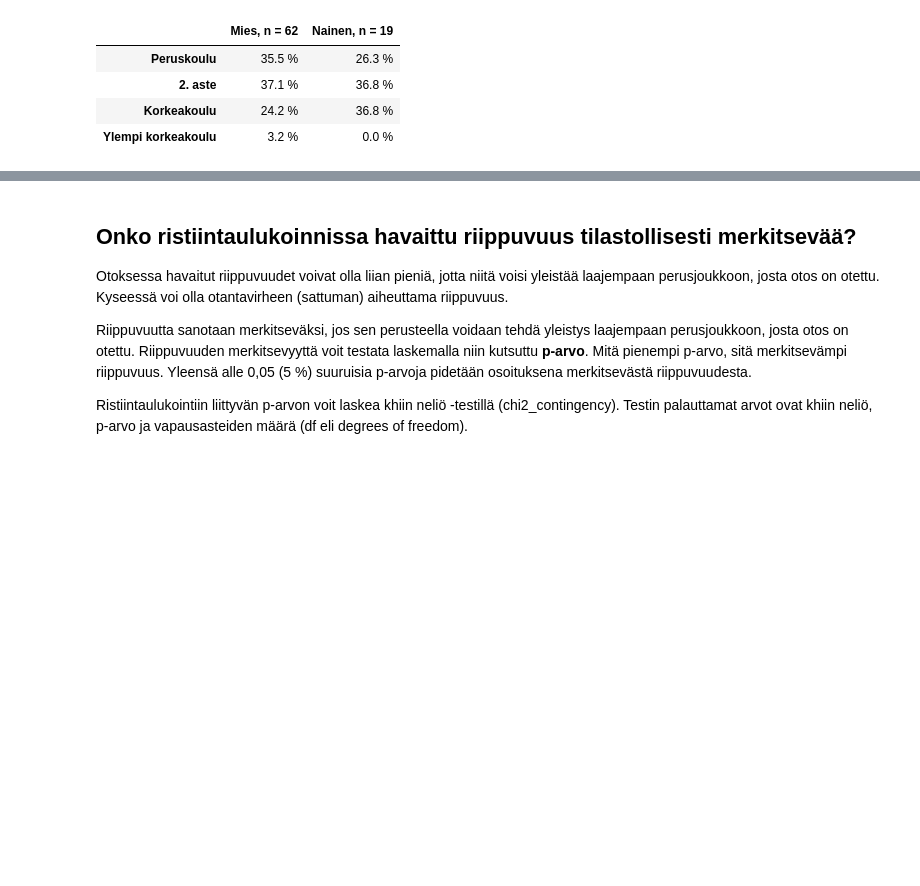
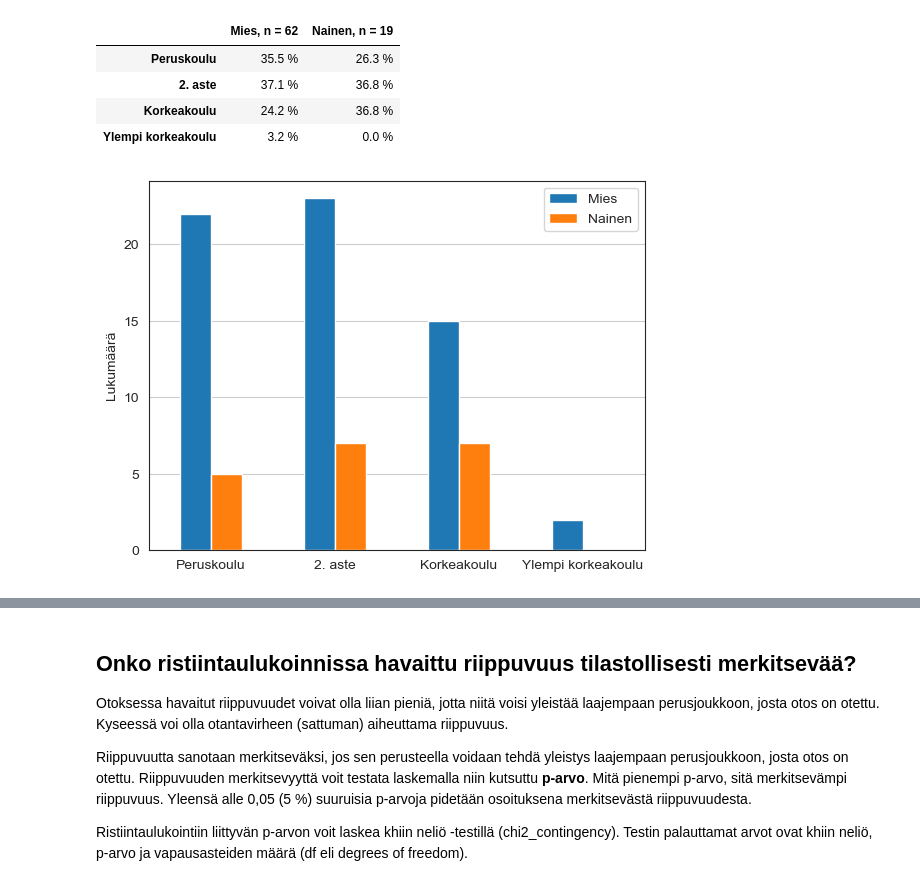
Before and after one commit to taanila/selittava, a Jupyter notebook: ristiintaulukointi.ipynb, the cells around one changed output, grey strips where cells are left out. Saved outputs shown, nothing was run; the diff lists cells and outputs as text; code cells hidden in the pictures; blank space fills up the shorter version.

```diff
--- a/ristiintaulukointi.ipynb
+++ b/ristiintaulukointi.ipynb
@@ -81,4 +82,12 @@ df3.style.format('{:.1f} %')
 | 2. aste | 37.1 % | 36.8 % |
 | Korkeakoulu | 24.2 % | 36.8 % |
 | Ylempi korkeakoulu | 3.2 % | 0.0 % |
+# %%
+# Lukumäärät pylväinä
+df1.plot.bar(rot=0)
+
+plt.ylabel('Lukumäärä')
+plt.grid(axis='y')
+# %% [output]
+[figure, added]
 # %%
```
Also changed, not shown: parts of 6 cells of this notebook.
